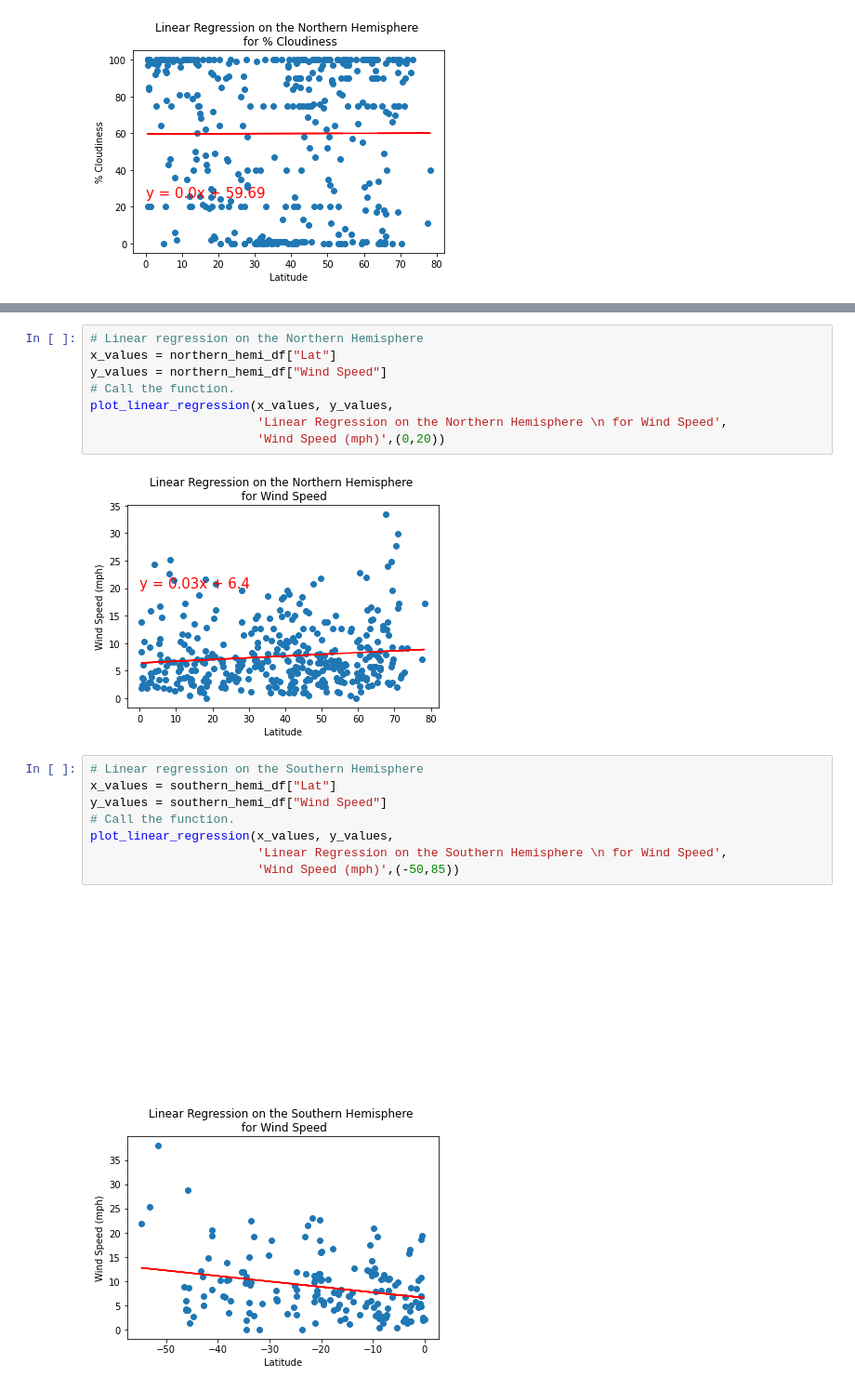
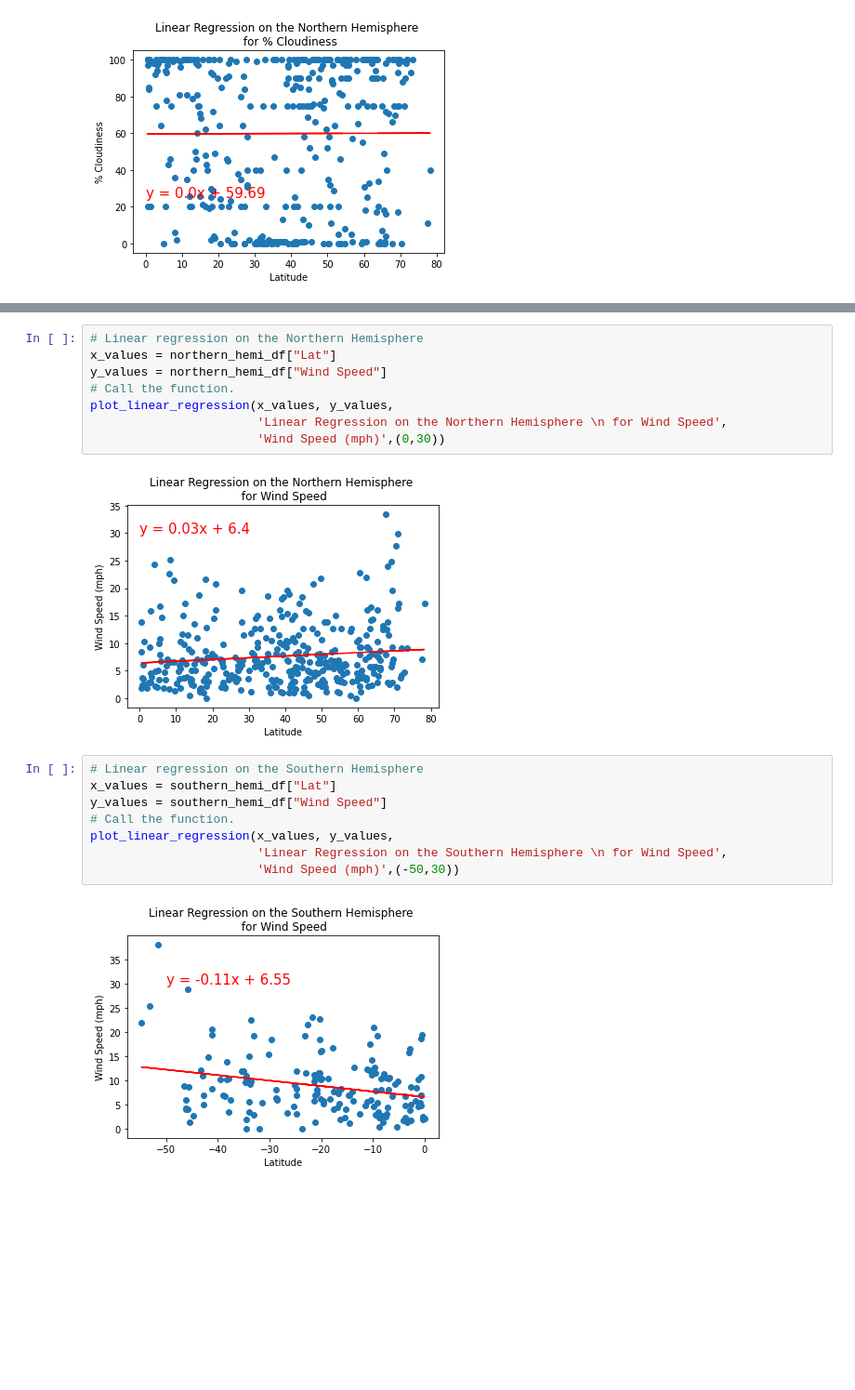
Before and after one commit to calistad/World_Weather_Analysis, a Jupyter notebook: WeatherPy.ipynb, the cells around one changed output, grey strips where cells are left out. Shown at 93% size. Cells and saved outputs as stored; diff of their text form; blank space fills up the shorter version.

```diff
--- a/WeatherPy.ipynb
+++ b/WeatherPy.ipynb
@@ -355,16 +353,16 @@ y_values = northern_hemi_df["Wind Speed"]
 # Call the function.
 plot_linear_regression(x_values, y_values,
                        'Linear Regression on the Northern Hemisphere \n for Wind Speed',
-                       'Wind Speed (mph)',(0,20))
+                       'Wind Speed (mph)',(0,30))
 # %% [output]
-[figure, old version]
+[figure, new version]
 # %%
 # Linear regression on the Southern Hemisphere
 x_values = southern_hemi_df["Lat"]
 y_values = southern_hemi_df["Wind Speed"]
 # Call the function.
 plot_linear_regression(x_values, y_values,
                        'Linear Regression on the Southern Hemisphere \n for Wind Speed',
-                       'Wind Speed (mph)',(-50,85))
+                       'Wind Speed (mph)',(-50,30))
 # %% [output]
-[figure, old version]
+[figure, new version]
```
Also changed, not shown: parts of 6 cells of this notebook, 2 other files.
